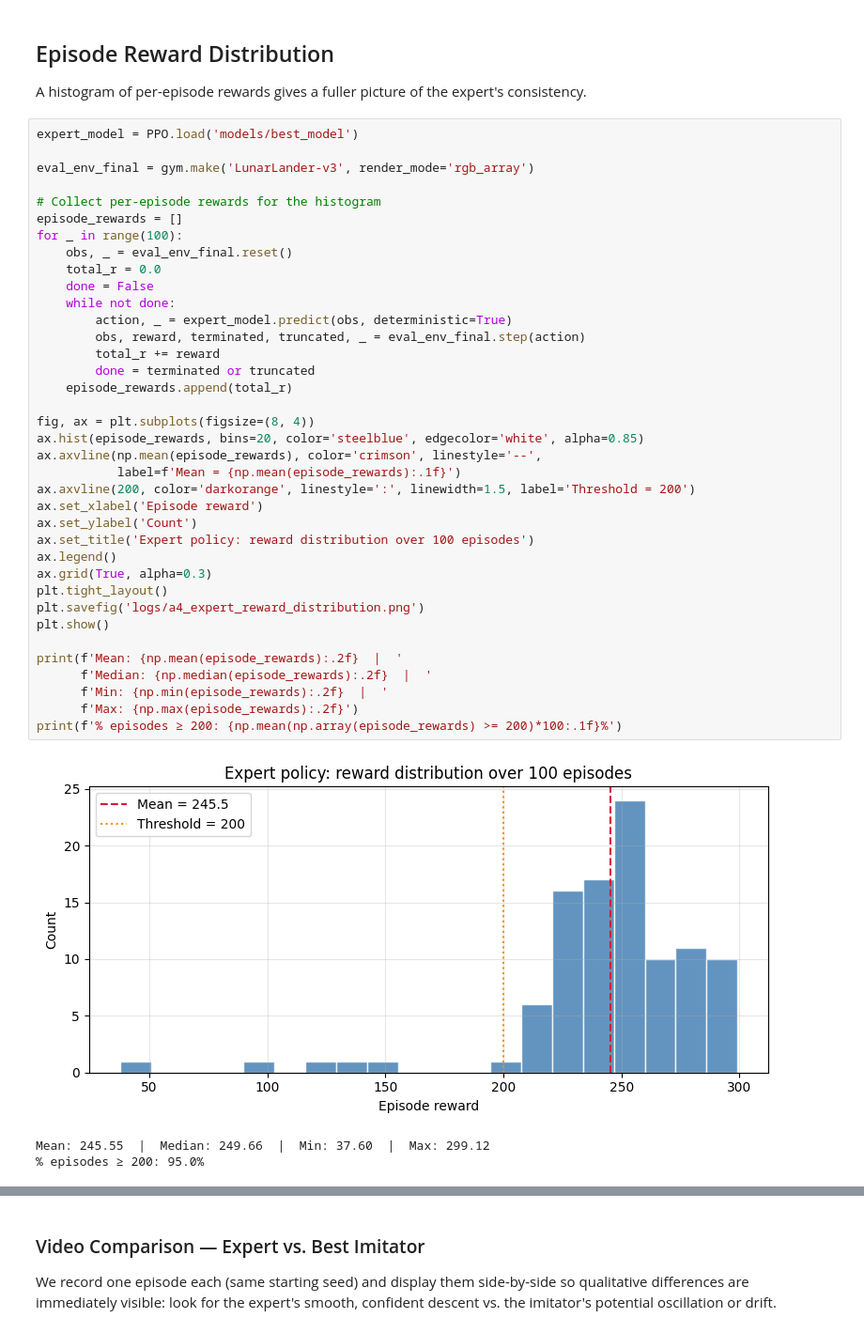
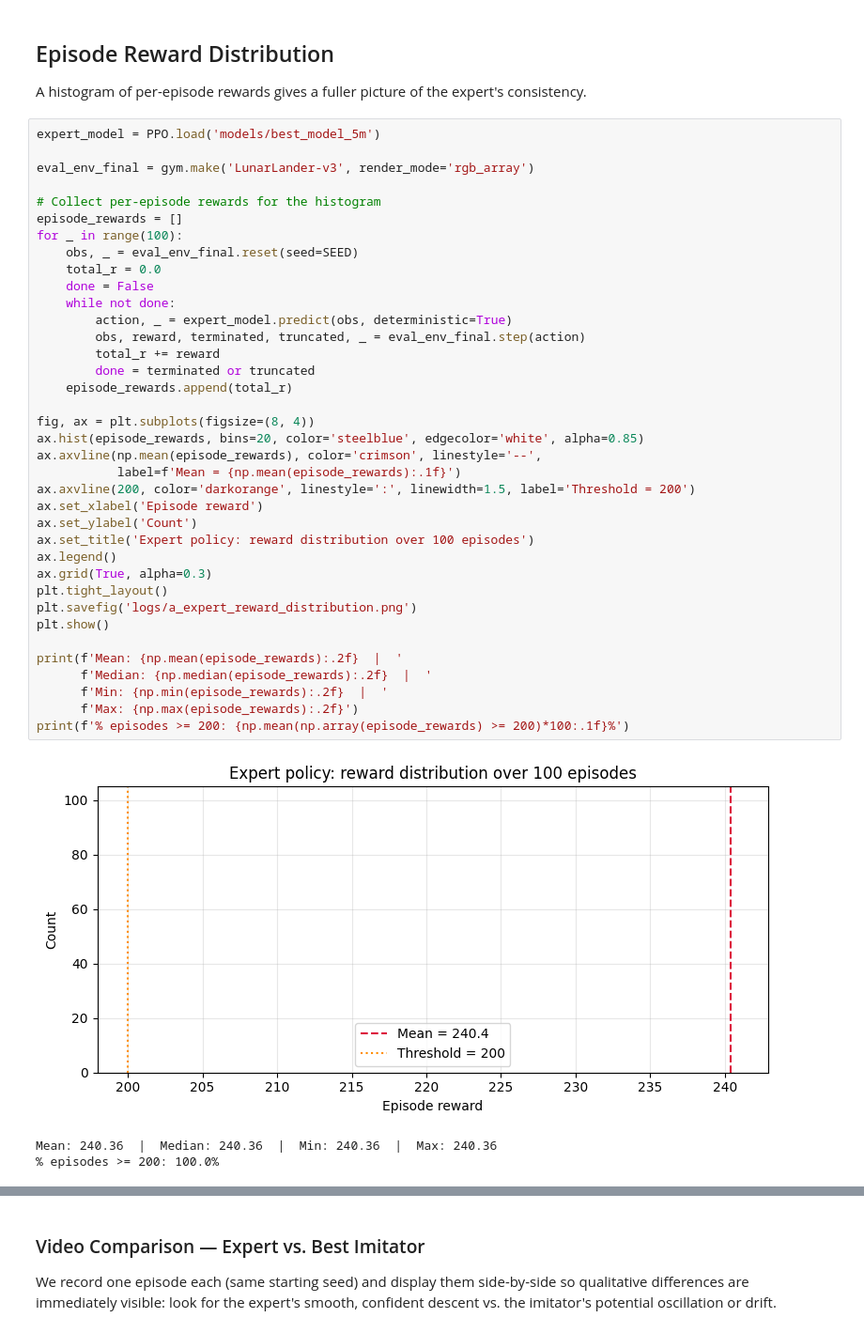
Before and after one commit to TalHibner/reinforcement-learning-imitation-learning-Assignment1, a Jupyter notebook: assignment1.ipynb, the cells around one changed output, grey strips where cells are left out. Shown at 94% size. Cells and saved outputs as stored; diff of their text form.

```diff
--- a/assignment1.ipynb
+++ b/assignment1.ipynb
@@ -164,44 +183,44 @@ plt.show()
 
 A histogram of per-episode rewards gives a fuller picture of the expert's consistency.
 # %%
-expert_model = PPO.load('models/best_model')
+expert_model = PPO.load('models/best_model_5m')
 
 eval_env_final = gym.make('LunarLander-v3', render_mode='rgb_array')
 
 # Collect per-episode rewards for the histogram
 episode_rewards = []
 for _ in range(100):
-    obs, _ = eval_env_final.reset()
+    obs, _ = eval_env_final.reset(seed=SEED)
     total_r = 0.0
     done = False
     while not done:
         action, _ = expert_model.predict(obs, deterministic=True)
         obs, reward, terminated, truncated, _ = eval_env_final.step(action)
         total_r += reward
         done = terminated or truncated
     episode_rewards.append(total_r)
 
 fig, ax = plt.subplots(figsize=(8, 4))
 ax.hist(episode_rewards, bins=20, color='steelblue', edgecolor='white', alpha=0.85)
 ax.axvline(np.mean(episode_rewards), color='crimson', linestyle='--',
            label=f'Mean = {np.mean(episode_rewards):.1f}')
 ax.axvline(200, color='darkorange', linestyle=':', linewidth=1.5, label='Threshold = 200')
 ax.set_xlabel('Episode reward')
 ax.set_ylabel('Count')
 ax.set_title('Expert policy: reward distribution over 100 episodes')
 ax.legend()
 ax.grid(True, alpha=0.3)
 plt.tight_layout()
-plt.savefig('logs/a4_expert_reward_distribution.png')
+plt.savefig('logs/a_expert_reward_distribution.png')
 plt.show()
 
 print(f'Mean: {np.mean(episode_rewards):.2f}  |  '
       f'Median: {np.median(episode_rewards):.2f}  |  '
       f'Min: {np.min(episode_rewards):.2f}  |  '
       f'Max: {np.max(episode_rewards):.2f}')
-print(f'% episodes ≥ 200: {np.mean(np.array(episode_rewards) >= 200)*100:.1f}%')
+print(f'% episodes >= 200: {np.mean(np.array(episode_rewards) >= 200)*100:.1f}%')
 # %% [output]
-[figure, old version]
+[figure, new version]
-Mean: 245.55  |  Median: 249.66  |  Min: 37.60  |  Max: 299.12
-% episodes ≥ 200: 95.0%
+Mean: 240.36  |  Median: 240.36  |  Min: 240.36  |  Max: 240.36
+% episodes >= 200: 100.0%
 # %% [markdown]
```
Also changed, not shown: parts of 31 cells of this notebook, 27 other files.
